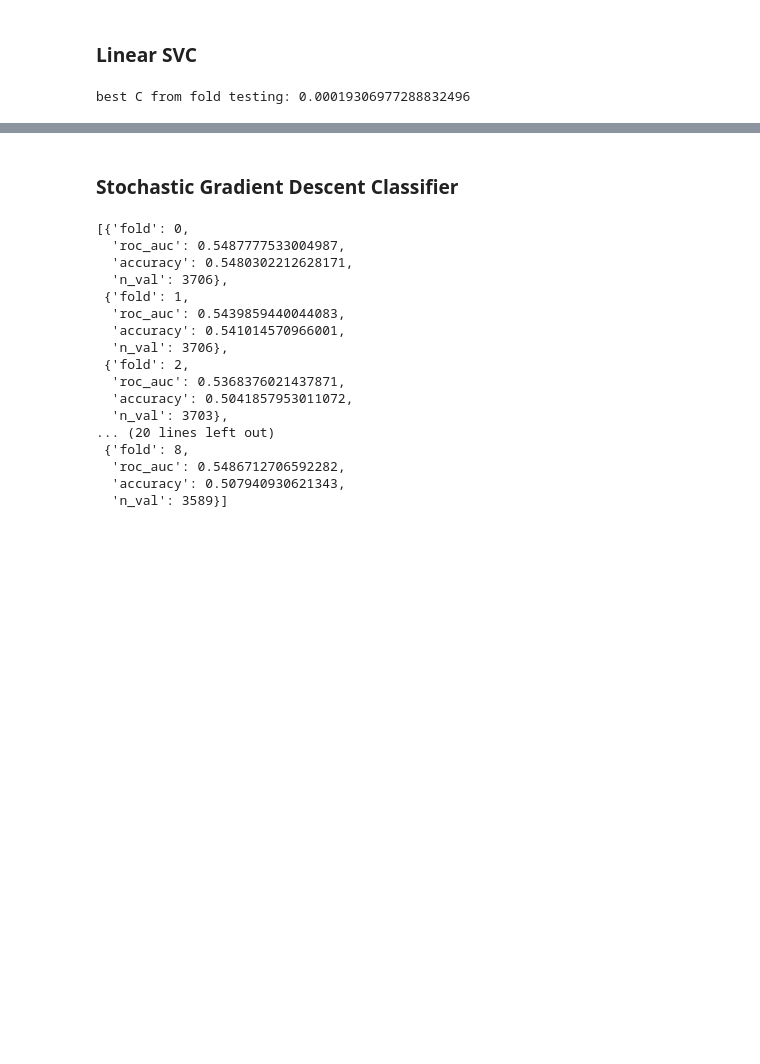
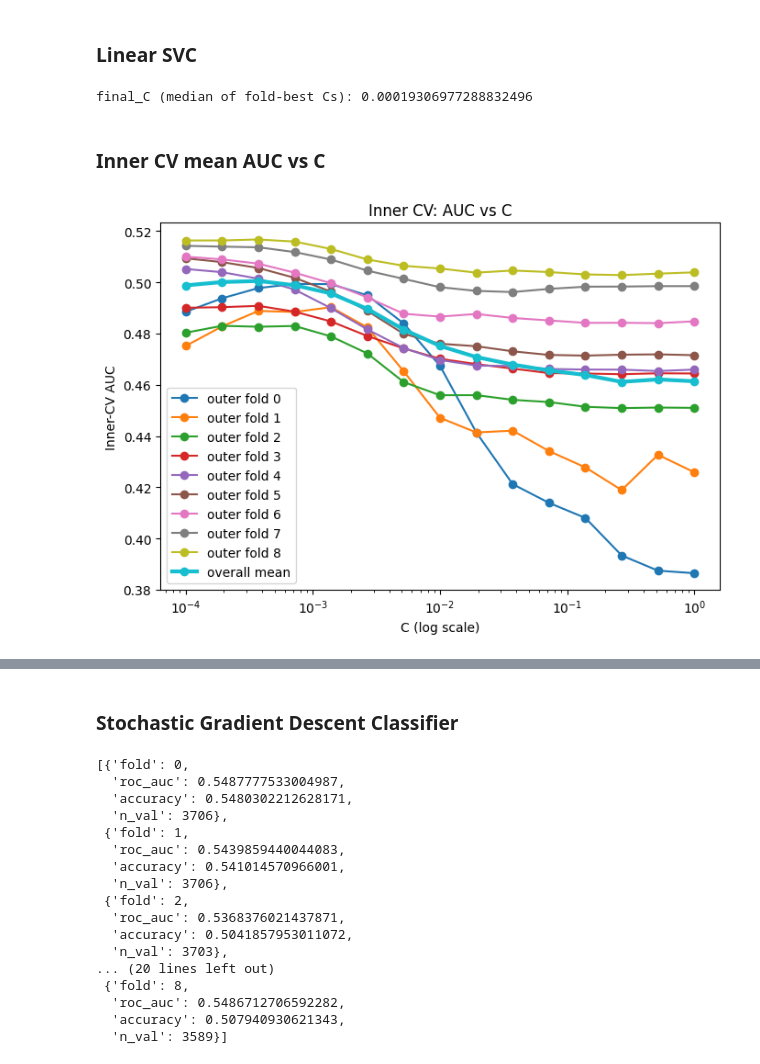
Before and after one commit to meaton96/StockPrediction, a Jupyter notebook: notebooks/03_LinearModels.ipynb, the cells around one changed output, grey strips where cells are left out. Saved outputs shown, nothing was run; the diff lists cells and outputs as text; code cells hidden in the pictures; blank space fills up the shorter version.

Commit message:
visualize linear models

```diff
--- a/notebooks/03_LinearModels.ipynb
+++ b/notebooks/03_LinearModels.ipynb
@@ -184,4 +136,30 @@ final_C = float(np.median([r["C"] for r in outer_results]))
+# %%
+print("final_C (median of fold-best Cs):", final_C)
+# %% [output]
+final_C (median of fold-best Cs): 0.00019306977288832496
+# %% [markdown]
+### Inner CV mean AUC vs C
 # %%
-print(f'best C from fold testing: {final_C}')
+import numpy as np
+import matplotlib.pyplot as plt
+
+fig = plt.figure(figsize=(7,5))
+for k in sorted(inner_df["outer_fold"].unique()):
+    tmp = (inner_df[inner_df["outer_fold"] == k]
+           .groupby("C", as_index=False)["auc"].mean()
+           .sort_values("C"))
+    plt.plot(tmp["C"], tmp["auc"], marker="o", label=f"outer fold {k}")
+
+# Overall mean across outer folds (bold line)
+overall = (inner_df.groupby("C", as_index=False)["auc"].mean().sort_values("C"))
+plt.plot(overall["C"], overall["auc"], marker="o", linewidth=3, label="overall mean")
+
+plt.xscale("log")
+plt.xlabel("C (log scale)")
+plt.ylabel("Inner-CV AUC")
+plt.title("Inner CV: AUC vs C")
+plt.legend(loc="best")
+plt.tight_layout()
+plt.show()
 # %% [output]
-best C from fold testing: 0.00019306977288832496
+[figure, added]
```
Also changed, not shown: parts of 10 cells of this notebook, 2 other files.
